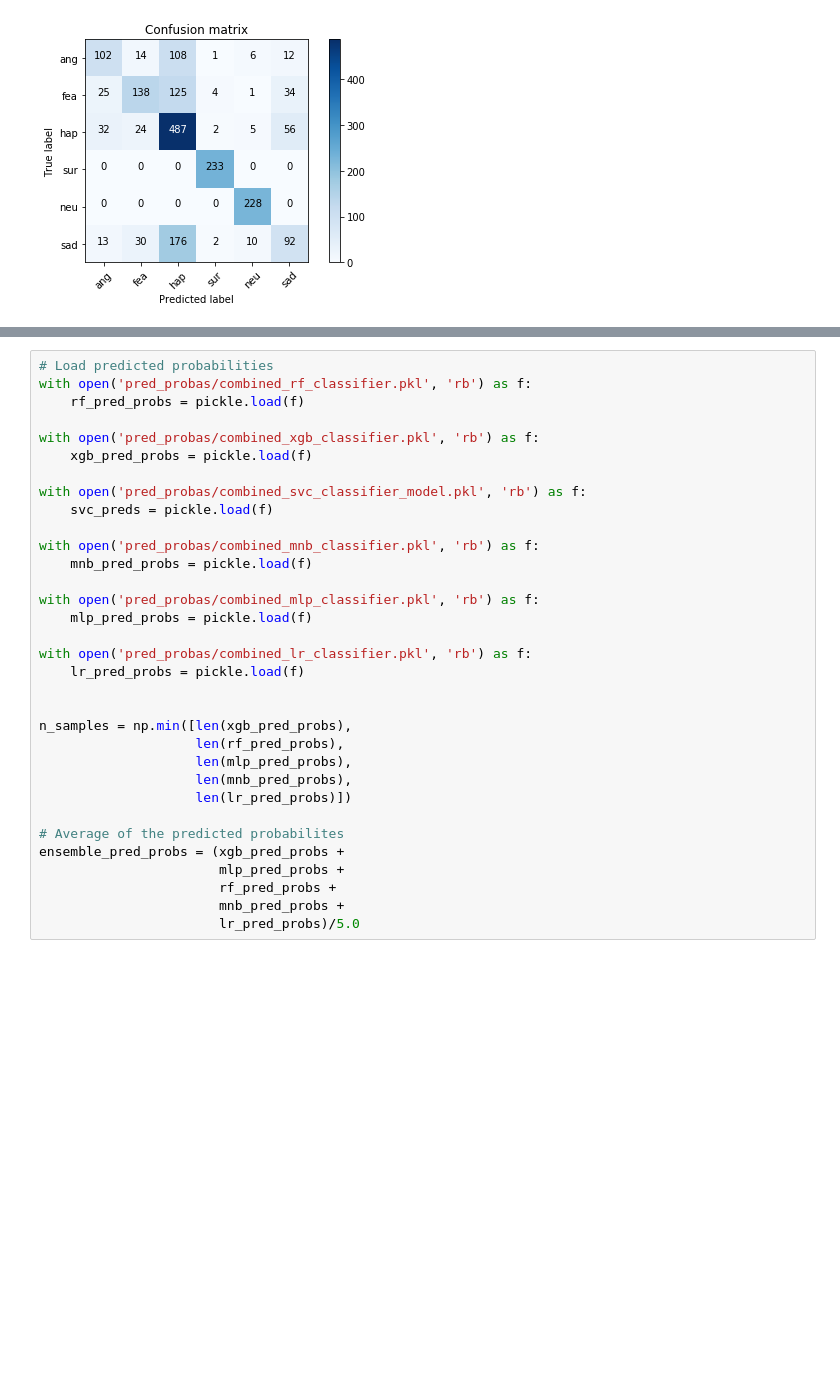
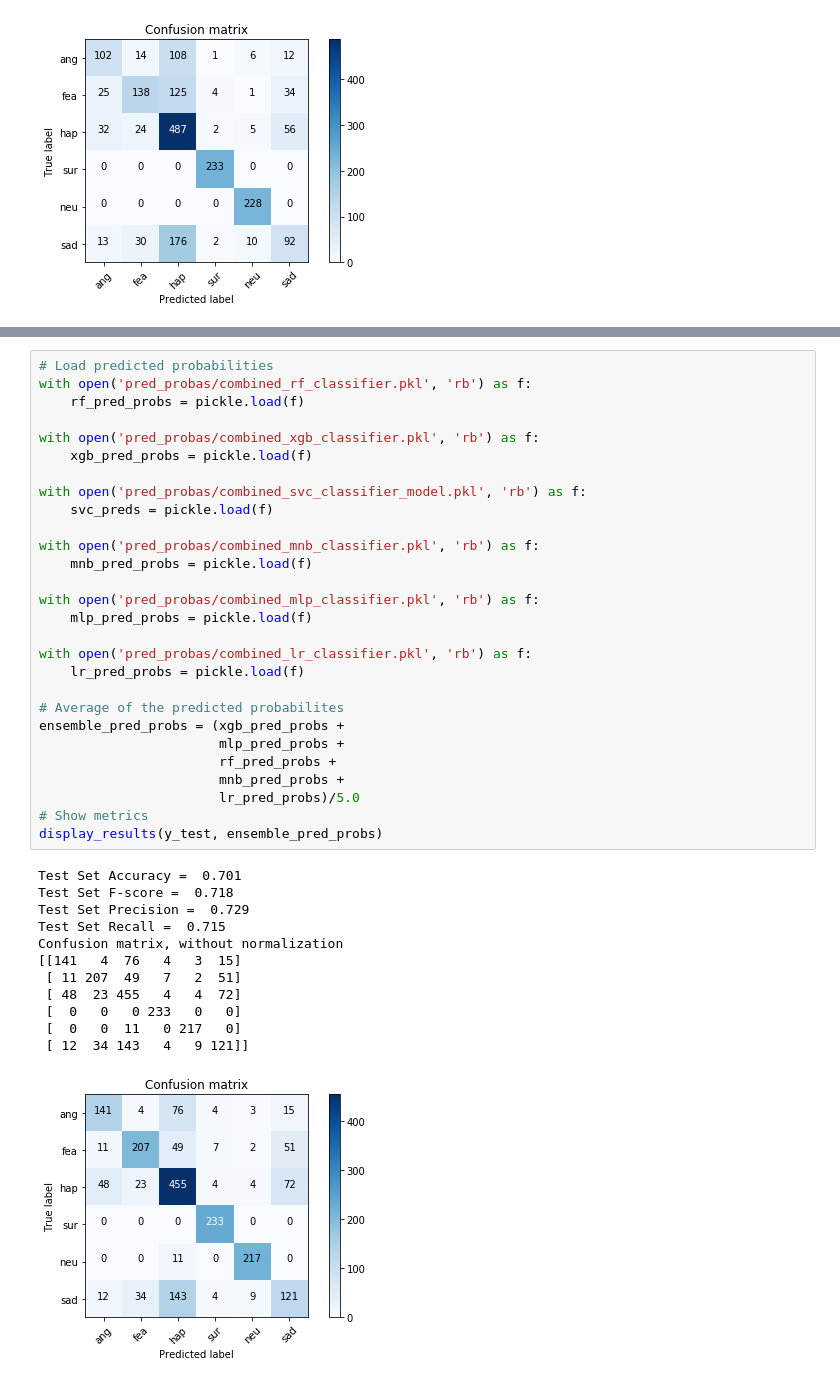
Before and after one commit to Demfier/multimodal-speech-emotion-recognition, a Jupyter notebook: 5.2_combined_classification.ipynb, the cells around one changed output, grey strips where cells are left out. Cells and saved outputs as stored; diff of their text form; blank space fills up the shorter version.

Commit message:
Add notebooks with full results

```diff
--- a/5.2_combined_classification.ipynb
+++ b/5.2_combined_classification.ipynb
@@ -241,33 +311,41 @@ print(contribution_scores)
 # %%
 # Load predicted probabilities
 with open('pred_probas/combined_rf_classifier.pkl', 'rb') as f:
     rf_pred_probs = pickle.load(f)
 
 with open('pred_probas/combined_xgb_classifier.pkl', 'rb') as f:
     xgb_pred_probs = pickle.load(f)
 
 with open('pred_probas/combined_svc_classifier_model.pkl', 'rb') as f:
     svc_preds = pickle.load(f)
 
 with open('pred_probas/combined_mnb_classifier.pkl', 'rb') as f:
     mnb_pred_probs = pickle.load(f)
 
 with open('pred_probas/combined_mlp_classifier.pkl', 'rb') as f:
     mlp_pred_probs = pickle.load(f)
 
 with open('pred_probas/combined_lr_classifier.pkl', 'rb') as f:
     lr_pred_probs = pickle.load(f)
 
-
-n_samples = np.min([len(xgb_pred_probs),
-                    len(rf_pred_probs),
-                    len(mlp_pred_probs),
-                    len(mnb_pred_probs),
-                    len(lr_pred_probs)])
-
 # Average of the predicted probabilites
 ensemble_pred_probs = (xgb_pred_probs +
                        mlp_pred_probs +
                        rf_pred_probs +
                        mnb_pred_probs +
                        lr_pred_probs)/5.0
+# Show metrics
+display_results(y_test, ensemble_pred_probs)
+# %% [output]
+Test Set Accuracy =  0.701
+Test Set F-score =  0.718
+Test Set Precision =  0.729
+Test Set Recall =  0.715
+Confusion matrix, without normalization
+[[141   4  76   4   3  15]
+ [ 11 207  49   7   2  51]
+ [ 48  23 455   4   4  72]
+ [  0   0   0 233   0   0]
+ [  0   0  11   0 217   0]
+ [ 12  34 143   4   9 121]]
+[figure, added]
```
Also changed, not shown: parts of 6 cells of this notebook, 1 other file.
